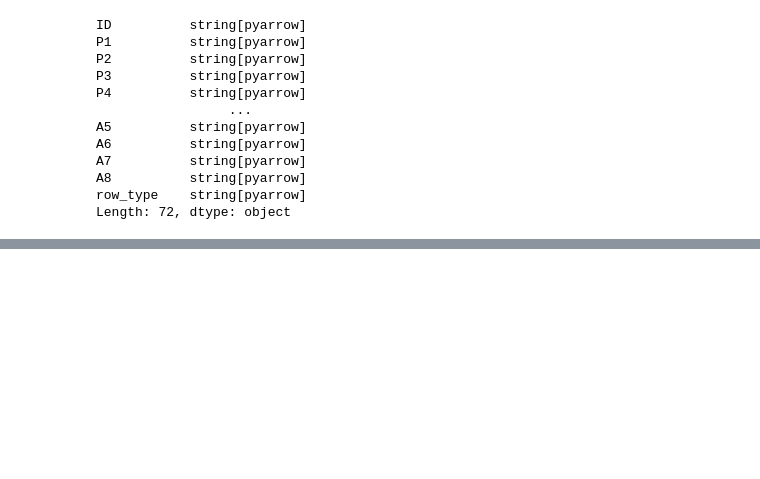
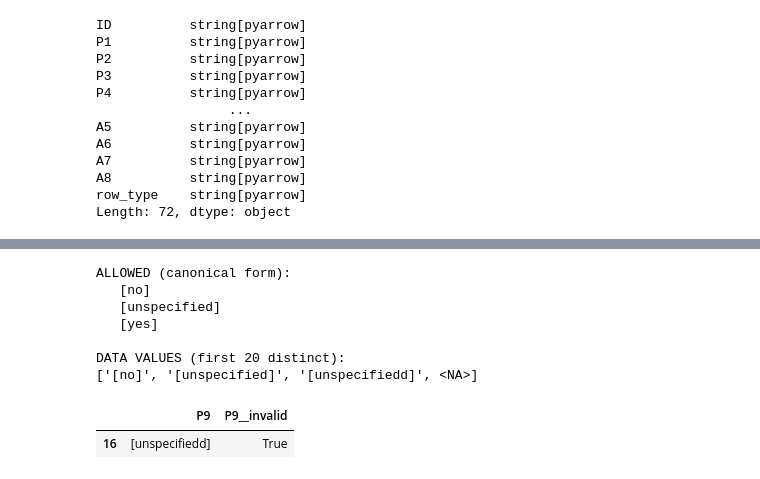
Before and after one commit to viktoriadergunova/hfqa_tool, a Jupyter notebook: parquet.ipynb, the cells around one changed output, grey strips where cells are left out. Drawn from its saved outputs; the diff is of its cells as text; code cells hidden in the pictures; blank space fills up the shorter version.

```diff
--- a/parquet.ipynb
+++ b/parquet.ipynb
@@ -112,0 +193,30 @@ normalize_dataframe
+# %%
+df_checked = add_range_and_allowed_flags(df_data_typed, schema)
+# %%
+col = "P9"
+
+# what was in your schema
+allowed_raw = pd.Series(schema["columns"][col]["allowed"], dtype="string")
+
+# normalized the same way as validator does
+from etl.normalization import normalize_vocabulary_series
+allowed_norm = normalize_vocabulary_series(allowed_raw)
+allowed_set = {str(a).strip().lower() for a in allowed_norm.dropna()}
+
+print("ALLOWED (canonical form):")
+for a in sorted(allowed_set):
+    print("  ", a)
+
+print("\nDATA VALUES (first 20 distinct):")
+print(df_checked[col].drop_duplicates().head(20).to_list())
+df_checked.loc[df_checked["P9__invalid"], ["P9", "P9__invalid"]].head(20)
+# %% [output]
+ALLOWED (canonical form):
+   [no]
+   [unspecified]
+   [yes]
+
+DATA VALUES (first 20 distinct):
+['[no]', '[unspecified]', '[unspecifiedd]', <NA>]
+|  | P9 | P9__invalid |
+| 16 | [unspecifiedd] | True |
```
Also changed, not shown: parts of 11 cells of this notebook, 1 other file.
